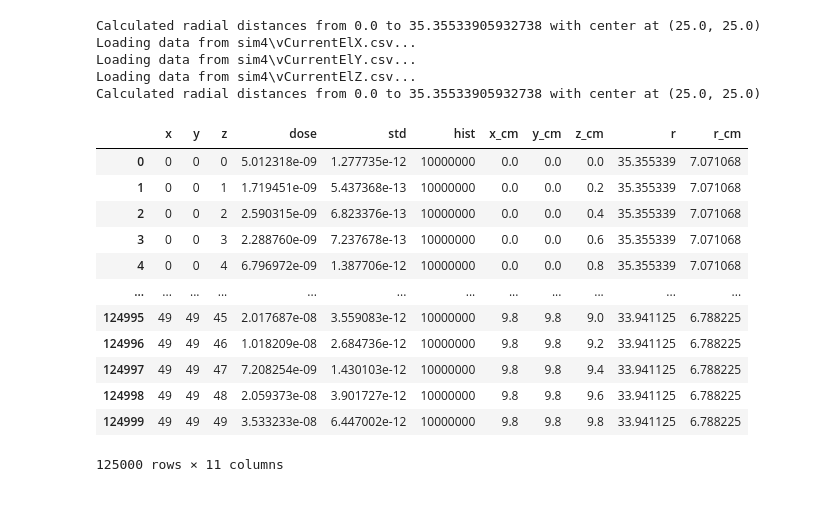
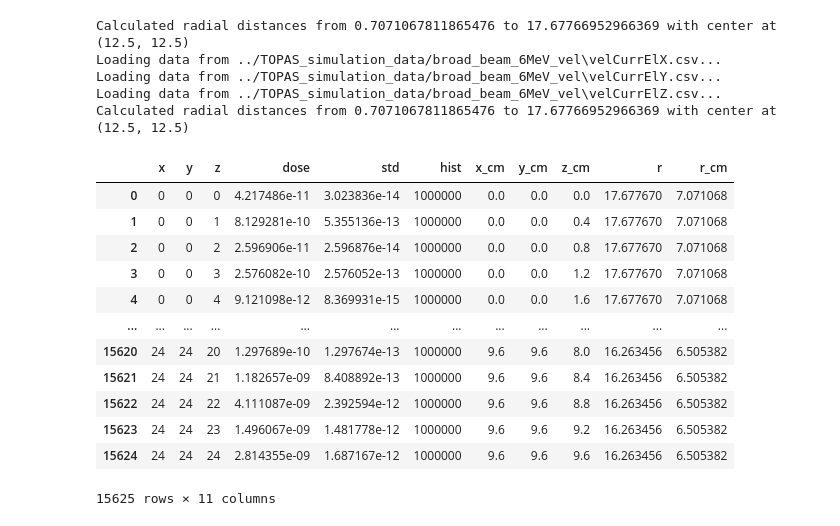
Before and after one commit to ChrisBtt/HEC-simulation, a Jupyter notebook: TOPAS_analysis/analyseCurrent.ipynb, the cells around one changed output. Cells and saved outputs as stored; diff of their text form; code cells hidden in the pictures.

```diff
--- a/TOPAS_analysis/analyseCurrent.ipynb
+++ b/TOPAS_analysis/analyseCurrent.ipynb
@@ -16,36 +16,36 @@ import sys
 sys.path.append('..')
 from preprocessSimulation import Preprocessor
 # %%
-folder = 'sim4'
+folder = '../TOPAS_simulation_data/broad_beam_6MeV_vel'
 path_dose = os.path.join(folder, 'DoseGrid.csv')
-path_current_elX = os.path.join(folder, 'vCurrentElX.csv')
-path_current_elY = os.path.join(folder, 'vCurrentElY.csv')
-path_current_elZ = os.path.join(folder, 'vCurrentElZ.csv')
+path_current_elX = os.path.join(folder, 'velCurrElX.csv')
+path_current_elY = os.path.join(folder, 'velCurrElY.csv')
+path_current_elZ = os.path.join(folder, 'velCurrElZ.csv')
 
-bin_x = 0.2
-bin_y = 0.2
-bin_z = 0.2
+bin_x = 0.4
+bin_y = 0.4
+bin_z = 0.4
 
 data_dose = Preprocessor(path_dose, 'dose', bin_x, bin_y, bin_z).data
 data_current_el = Preprocessor([path_current_elX, path_current_elY, path_current_elZ], 'current', bin_x, bin_y, bin_z).data
 
 data_dose
 # %% [output]
-Calculated radial distances from 0.0 to 35.35533905932738 with center at (25.0, 25.0)
-Loading data from sim4\vCurrentElX.csv...
-Loading data from sim4\vCurrentElY.csv...
-Loading data from sim4\vCurrentElZ.csv...
-Calculated radial distances from 0.0 to 35.35533905932738 with center at (25.0, 25.0)
+Calculated radial distances from 0.7071067811865476 to 17.67766952966369 with center at (12.5, 12.5)
+Loading data from ../TOPAS_simulation_data/broad_beam_6MeV_vel\velCurrElX.csv...
+Loading data from ../TOPAS_simulation_data/broad_beam_6MeV_vel\velCurrElY.csv...
+Loading data from ../TOPAS_simulation_data/broad_beam_6MeV_vel\velCurrElZ.csv...
+Calculated radial distances from 0.7071067811865476 to 17.67766952966369 with center at (12.5, 12.5)
 |  | x | y | z | dose | std | hist | x_cm | y_cm | z_cm | r | r_cm |
-| 0 | 0 | 0 | 0 | 5.012318e-09 | 1.277735e-12 | 10000000 | 0.0 | 0.0 | 0.0 | 35.355339 | 7.071068 |
-| 1 | 0 | 0 | 1 | 1.719451e-09 | 5.437368e-13 | 10000000 | 0.0 | 0.0 | 0.2 | 35.355339 | 7.071068 |
-| 2 | 0 | 0 | 2 | 2.590315e-09 | 6.823376e-13 | 10000000 | 0.0 | 0.0 | 0.4 | 35.355339 | 7.071068 |
-| 3 | 0 | 0 | 3 | 2.288760e-09 | 7.237678e-13 | 10000000 | 0.0 | 0.0 | 0.6 | 35.355339 | 7.071068 |
-| 4 | 0 | 0 | 4 | 6.796972e-09 | 1.387706e-12 | 10000000 | 0.0 | 0.0 | 0.8 | 35.355339 | 7.071068 |
+| 0 | 0 | 0 | 0 | 4.217486e-11 | 3.023836e-14 | 1000000 | 0.0 | 0.0 | 0.0 | 17.677670 | 7.071068 |
+| 1 | 0 | 0 | 1 | 8.129281e-10 | 5.355136e-13 | 1000000 | 0.0 | 0.0 | 0.4 | 17.677670 | 7.071068 |
+| 2 | 0 | 0 | 2 | 2.596906e-11 | 2.596876e-14 | 1000000 | 0.0 | 0.0 | 0.8 | 17.677670 | 7.071068 |
+| 3 | 0 | 0 | 3 | 2.576082e-10 | 2.576052e-13 | 1000000 | 0.0 | 0.0 | 1.2 | 17.677670 | 7.071068 |
+| 4 | 0 | 0 | 4 | 9.121098e-12 | 8.369931e-15 | 1000000 | 0.0 | 0.0 | 1.6 | 17.677670 | 7.071068 |
 | ... | ... | ... | ... | ... | ... | ... | ... | ... | ... | ... | ... |
-| 124995 | 49 | 49 | 45 | 2.017687e-08 | 3.559083e-12 | 10000000 | 9.8 | 9.8 | 9.0 | 33.941125 | 6.788225 |
-| 124996 | 49 | 49 | 46 | 1.018209e-08 | 2.684736e-12 | 10000000 | 9.8 | 9.8 | 9.2 | 33.941125 | 6.788225 |
-| 124997 | 49 | 49 | 47 | 7.208254e-09 | 1.430103e-12 | 10000000 | 9.8 | 9.8 | 9.4 | 33.941125 | 6.788225 |
-| 124998 | 49 | 49 | 48 | 2.059373e-08 | 3.901727e-12 | 10000000 | 9.8 | 9.8 | 9.6 | 33.941125 | 6.788225 |
-| 124999 | 49 | 49 | 49 | 3.533233e-08 | 6.447002e-12 | 10000000 | 9.8 | 9.8 | 9.8 | 33.941125 | 6.788225 |
+| 15620 | 24 | 24 | 20 | 1.297689e-10 | 1.297674e-13 | 1000000 | 9.6 | 9.6 | 8.0 | 16.263456 | 6.505382 |
+| 15621 | 24 | 24 | 21 | 1.182657e-09 | 8.408892e-13 | 1000000 | 9.6 | 9.6 | 8.4 | 16.263456 | 6.505382 |
+| 15622 | 24 | 24 | 22 | 4.111087e-09 | 2.392594e-12 | 1000000 | 9.6 | 9.6 | 8.8 | 16.263456 | 6.505382 |
+| 15623 | 24 | 24 | 23 | 1.496067e-09 | 1.481778e-12 | 1000000 | 9.6 | 9.6 | 9.2 | 16.263456 | 6.505382 |
+| 15624 | 24 | 24 | 24 | 2.814355e-09 | 1.687167e-12 | 1000000 | 9.6 | 9.6 | 9.6 | 16.263456 | 6.505382 |
-125000 rows × 11 columns
+15625 rows × 11 columns
```
Also changed, not shown: parts of 5 cells of this notebook, 1 other file.
